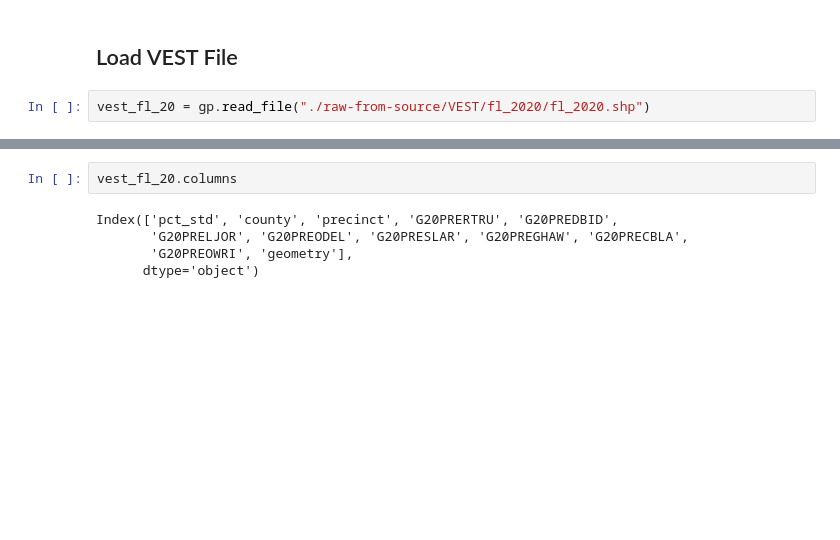
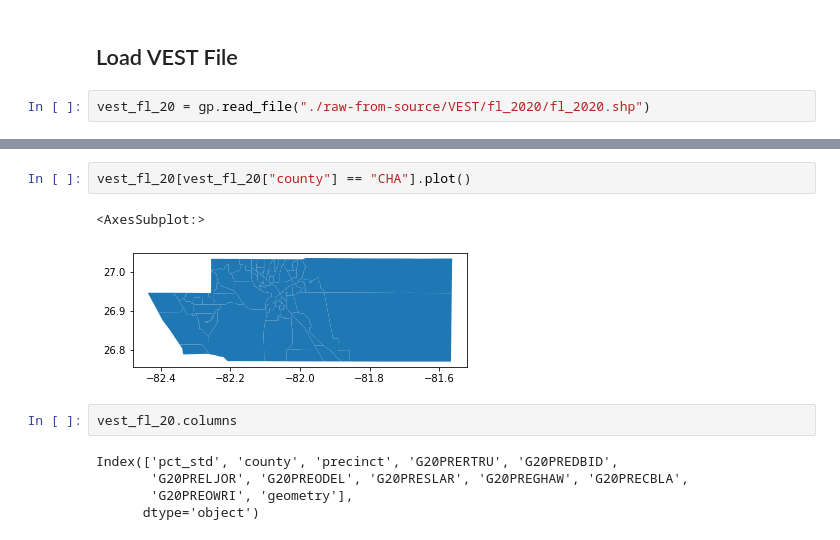
Before and after one commit to nonpartisan-redistricting-datahub/erj-fl, a Jupyter notebook: 2020/general/fl_gen_20_st_prec.ipynb, the cells around one changed output, grey strips where cells are left out. Saved outputs shown, nothing was run; the diff lists cells and outputs as text; blank space fills up the shorter version.

```diff
--- a/2020/general/fl_gen_20_st_prec.ipynb
+++ b/2020/general/fl_gen_20_st_prec.ipynb
@@ -45,3 +50,8 @@ vest_fl_20 = gp.read_file("./raw-from-source/VEST/fl_2020/fl_2020.shp")
+# %%
+vest_fl_20[vest_fl_20["county"] == "CHA"].plot()
+# %% [output]
+<AxesSubplot:>
+[figure, added]
 # %%
 vest_fl_20.columns
 # %% [output]
```
Also changed, not shown: parts of 71 cells of this notebook, 3 other files.
